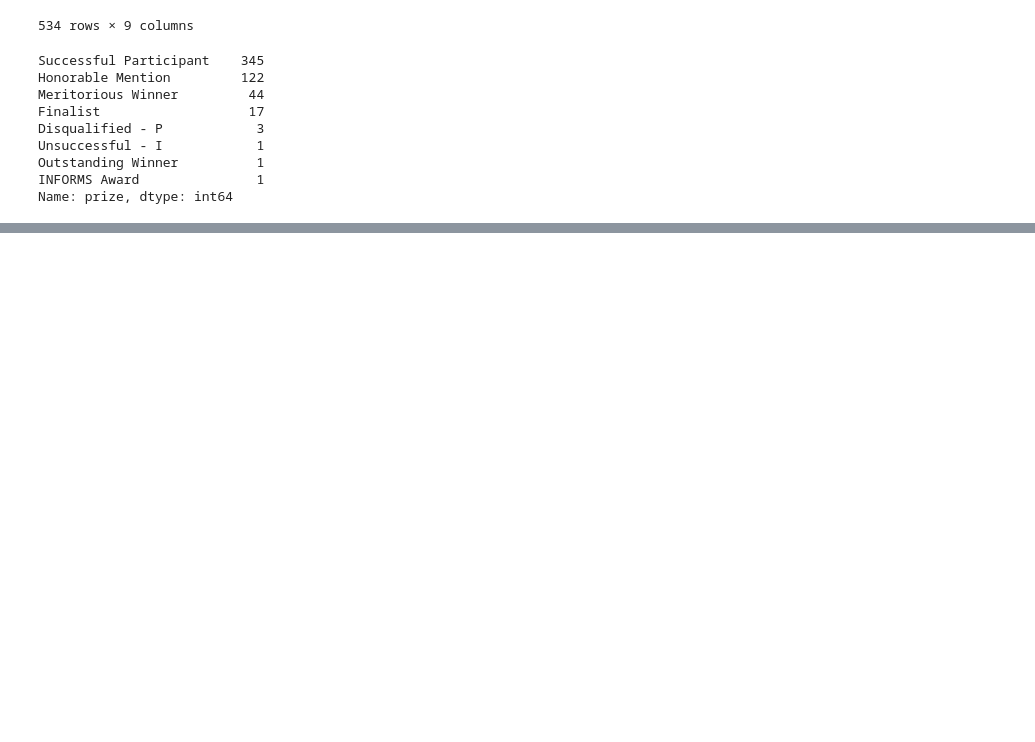
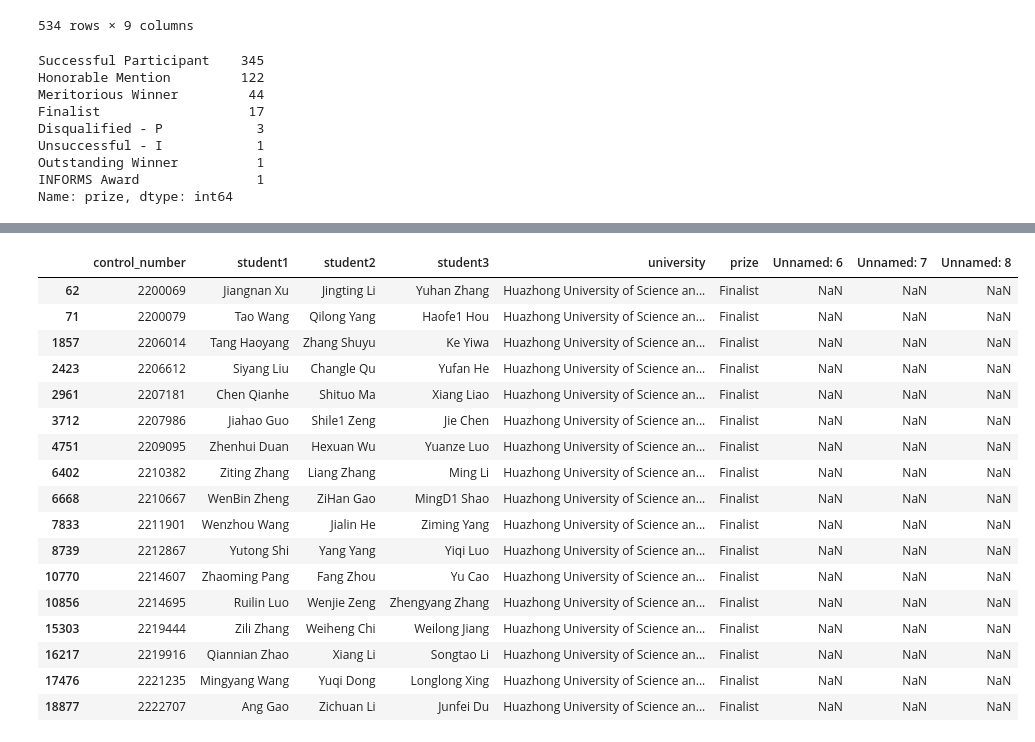
Before and after one commit to personqianduixue/comap_crawler_2023, a Jupyter notebook: analysis.ipynb, the cells around one changed output, grey strips where cells are left out. Saved outputs shown, nothing was run; the diff lists cells and outputs as text; code cells hidden in the pictures; blank space fills up the shorter version.

```diff
--- a/analysis.ipynb
+++ b/analysis.ipynb
@@ -91,0 +99,22 @@ Name: prize, dtype: int64
+# %%
+prize_result=your_univ_result.loc[your_univ_result['prize']=='Finalist']
+prize_result
+# %% [output]
+|  | control_number | student1 | student2 | student3 | university | prize | Unnamed: 6 | Unnamed: 7 | Unnamed: 8 |
+| 62 | 2200069 | Jiangnan Xu | Jingting Li | Yuhan Zhang | Huazhong University of Science an... | Finalist | NaN | NaN | NaN |
+| 71 | 2200079 | Tao Wang | Qilong Yang | Haofe1 Hou | Huazhong University of Science an... | Finalist | NaN | NaN | NaN |
+| 1857 | 2206014 | Tang Haoyang | Zhang Shuyu | Ke Yiwa | Huazhong University of Science an... | Finalist | NaN | NaN | NaN |
+| 2423 | 2206612 | Siyang Liu | Changle Qu | Yufan He | Huazhong University of Science an... | Finalist | NaN | NaN | NaN |
+| 2961 | 2207181 | Chen Qianhe | Shituo Ma | Xiang Liao | Huazhong University of Science an... | Finalist | NaN | NaN | NaN |
+| 3712 | 2207986 | Jiahao Guo | Shile1 Zeng | Jie Chen | Huazhong University of Science an... | Finalist | NaN | NaN | NaN |
+| 4751 | 2209095 | Zhenhui Duan | Hexuan Wu | Yuanze Luo | Huazhong University of Science an... | Finalist | NaN | NaN | NaN |
+| 6402 | 2210382 | Ziting Zhang | Liang Zhang | Ming Li | Huazhong University of Science an... | Finalist | NaN | NaN | NaN |
+| 6668 | 2210667 | WenBin Zheng | ZiHan Gao | MingD1 Shao | Huazhong University of Science an... | Finalist | NaN | NaN | NaN |
+| 7833 | 2211901 | Wenzhou Wang | Jialin He | Ziming Yang | Huazhong University of Science an... | Finalist | NaN | NaN | NaN |
+| 8739 | 2212867 | Yutong Shi | Yang Yang | Yiqi Luo | Huazhong University of Science an... | Finalist | NaN | NaN | NaN |
+| 10770 | 2214607 | Zhaoming Pang | Fang Zhou | Yu Cao | Huazhong University of Science an... | Finalist | NaN | NaN | NaN |
+| 10856 | 2214695 | Ruilin Luo | Wenjie Zeng | Zhengyang Zhang | Huazhong University of Science an... | Finalist | NaN | NaN | NaN |
+| 15303 | 2219444 | Zili Zhang | Weiheng Chi | Weilong Jiang | Huazhong University of Science an... | Finalist | NaN | NaN | NaN |
+| 16217 | 2219916 | Qiannian Zhao | Xiang Li | Songtao Li | Huazhong University of Science an... | Finalist | NaN | NaN | NaN |
+| 17476 | 2221235 | Mingyang Wang | Yuqi Dong | Longlong Xing | Huazhong University of Science an... | Finalist | NaN | NaN | NaN |
+| 18877 | 2222707 | Ang Gao | Zichuan Li | Junfei Du | Huazhong University of Science an... | Finalist | NaN | NaN | NaN |
```
Also changed, not shown: parts of 1 cell of this notebook.
